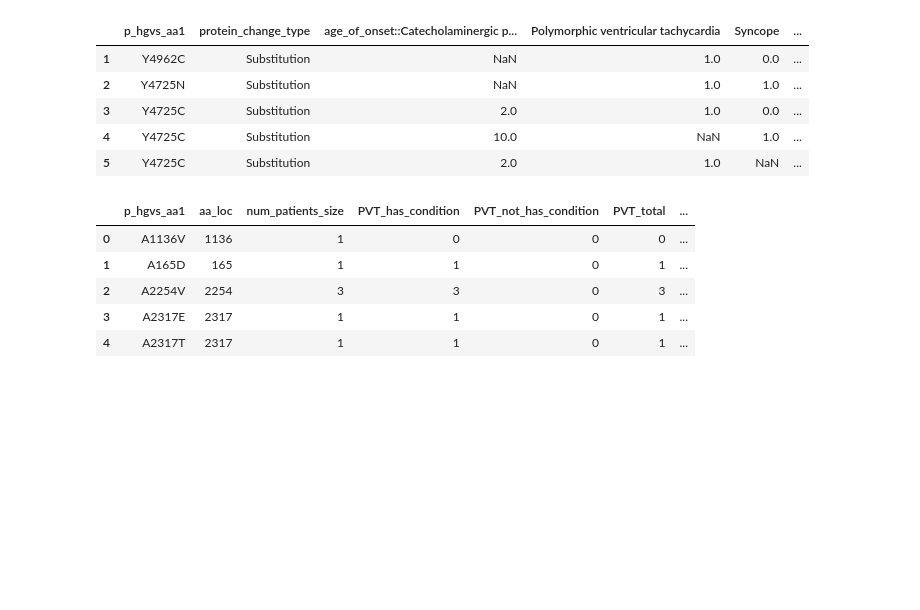
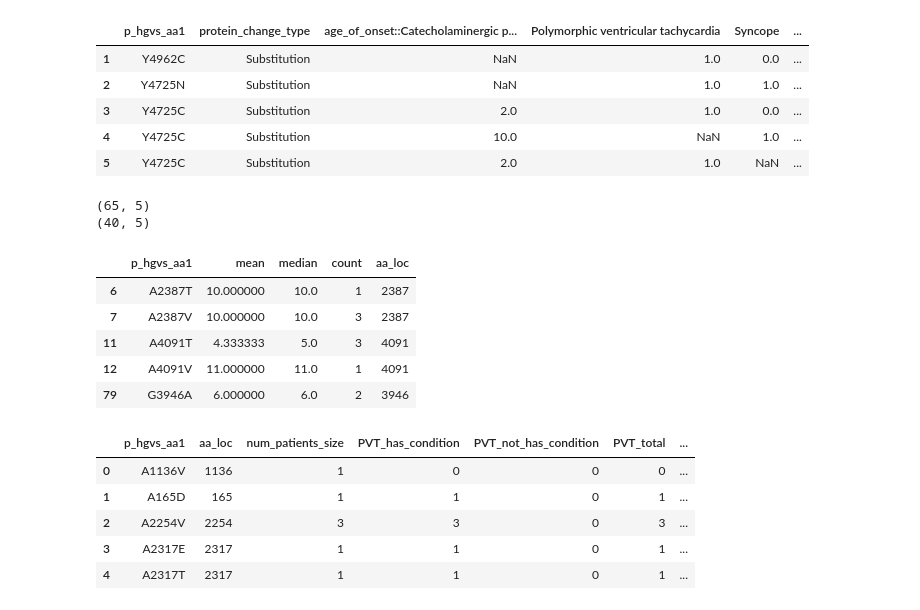
Before and after one commit to alexdaiii/cpvt_database_analysis, a Jupyter notebook: reviewer2/r2.question2.ipynb, the cells around one changed output. Saved outputs shown, nothing was run; the diff lists cells and outputs as text; code cells hidden in the pictures; blank space fills up the shorter version.

```diff
--- a/reviewer2/r2.question2.ipynb
+++ b/reviewer2/r2.question2.ipynb
@@ -67,6 +67,51 @@ cpvt_df.head()
 | 3 | Y4725C | Substitution | 2.0 | 1.0 | 0.0 | ... |
 | 4 | Y4725C | Substitution | 10.0 | NaN | 1.0 | ... |
 | 5 | Y4725C | Substitution | 2.0 | 1.0 | NaN | ... |
+# %%
+age_only = data_all[
+    (data_all["Catecholaminergic polymorphic ventricular tachycardia 1"] == 1)
+].groupby(
+    "p_hgvs_aa1"
+).agg(
+    {
+        age_col: [
+            "mean", "median", "count"
+        ]
+    }
+)
+
+age_only.columns = [
+    f"{agg}"
+    for _, agg in age_only.columns
+]
+age_only.reset_index(inplace=True)
+age_only["aa_loc"] = age_only["p_hgvs_aa1"].apply(
+    lambda x: int(re.search(r"\d+", x).group())
+)
+age_only = age_only[
+    age_only["aa_loc"].duplicated(keep=False)
+]
+
+print(age_only.shape)
+
+age_only_filtered = age_only[
+    age_only["count"] > 0
+    ]
+age_only_filtered = age_only_filtered[
+    age_only_filtered["aa_loc"].duplicated(keep=False)
+]
+print(age_only_filtered.shape)
+
+age_only_filtered.head()
+# %% [output]
+(65, 5)
+(40, 5)
+|  | p_hgvs_aa1 | mean | median | count | aa_loc |
+| 6 | A2387T | 10.000000 | 10.0 | 1 | 2387 |
+| 7 | A2387V | 10.000000 | 10.0 | 3 | 2387 |
+| 11 | A4091T | 4.333333 | 5.0 | 3 | 4091 |
+| 12 | A4091V | 11.000000 | 11.0 | 1 | 4091 |
+| 79 | G3946A | 6.000000 | 6.0 | 2 | 3946 |
 # %%
 import re
 
```
Also changed, not shown: 2 other files.
